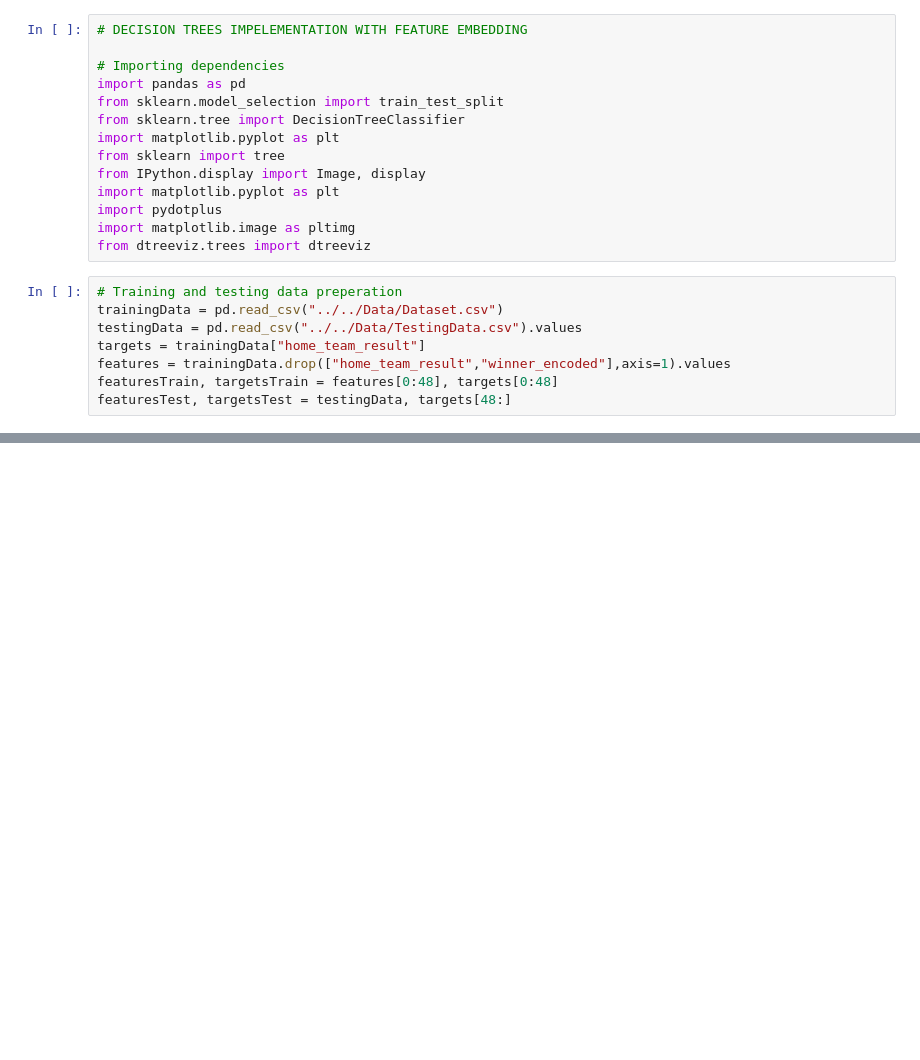
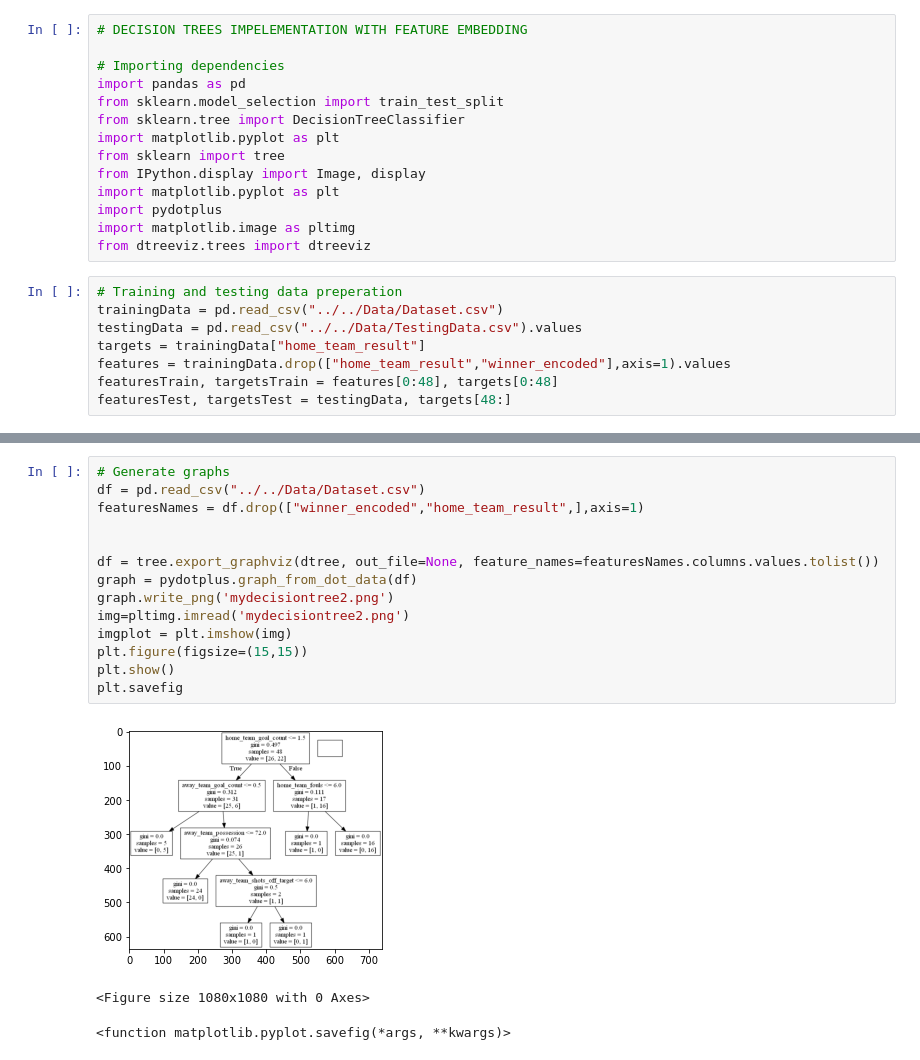
Before and after one commit to rajatjain007/FIFAWorldCupPrediction, a Jupyter notebook: DecisionTrees/FeatureEmbedding/phase1.ipynb, the cells around one changed output, grey strips where cells are left out. Cells and saved outputs as stored; diff of their text form; blank space fills up the shorter version.

```diff
--- a/DecisionTrees/FeatureEmbedding/phase1.ipynb
+++ b/DecisionTrees/FeatureEmbedding/phase1.ipynb
@@ -31,0 +32,18 @@ dtree.score(featuresTest,targetsTest)
+# %%
+# Generate graphs
+df = pd.read_csv("../../Data/Dataset.csv")
+featuresNames = df.drop(["winner_encoded","home_team_result",],axis=1)
+
+
+df = tree.export_graphviz(dtree, out_file=None, feature_names=featuresNames.columns.values.tolist())
+graph = pydotplus.graph_from_dot_data(df)
+graph.write_png('mydecisiontree2.png')
+img=pltimg.imread('mydecisiontree2.png')
+imgplot = plt.imshow(img)
+plt.figure(figsize=(15,15))
+plt.show()
+plt.savefig
+# %% [output]
+[figure, added]
+<Figure size 1080x1080 with 0 Axes>
+<function matplotlib.pyplot.savefig(*args, **kwargs)>
```
Also changed, not shown: parts of 2 cells of this notebook, 4 other files.
